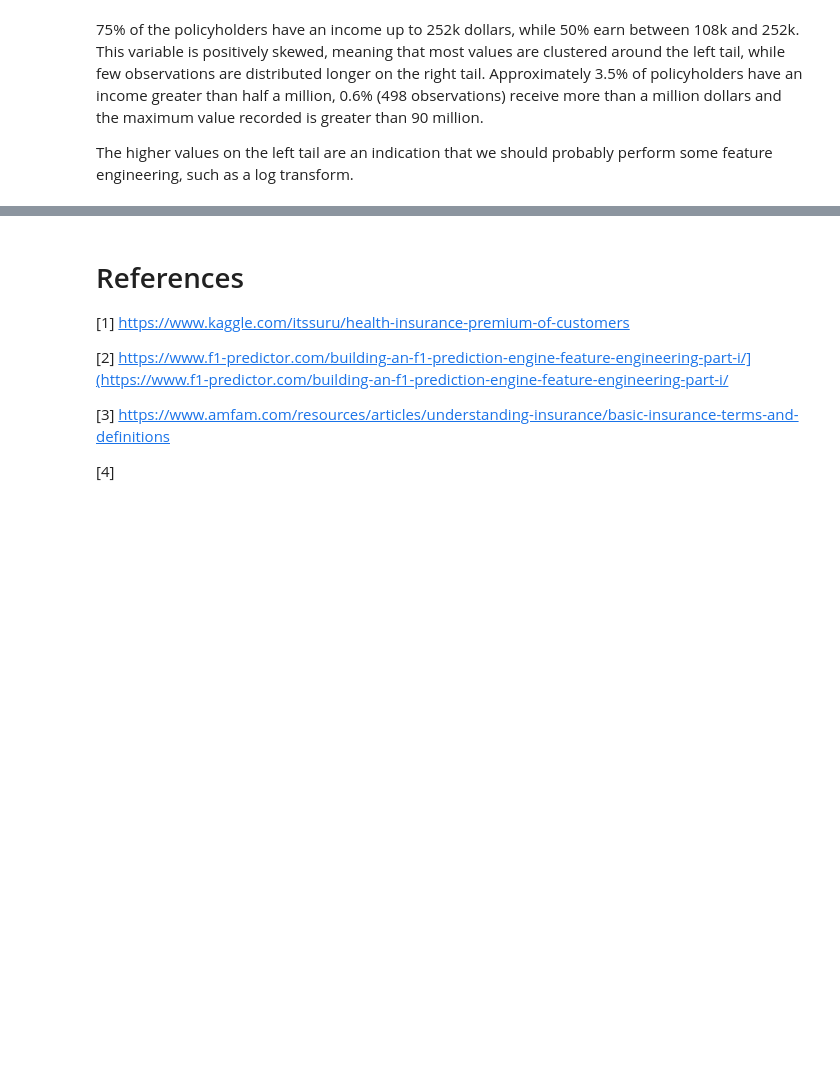
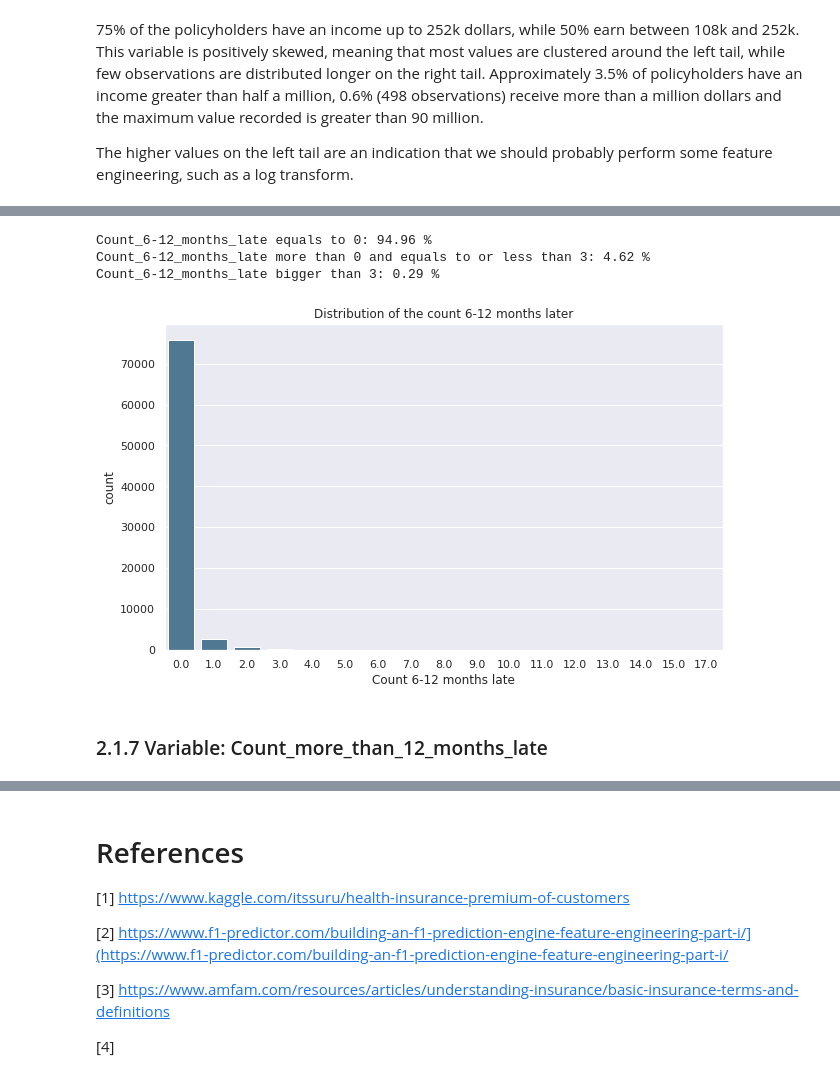
Before and after one commit to mefonseca/Insurance_payment, a Jupyter notebook: Non_payment_of_insurance_premium.ipynb, the cells around one changed output, grey strips where cells are left out. Saved outputs shown, nothing was run; the diff lists cells and outputs as text; code cells hidden in the pictures; blank space fills up the shorter version.

```diff
--- a/Non_payment_of_insurance_premium.ipynb
+++ b/Non_payment_of_insurance_premium.ipynb
@@ -293,0 +382,17 @@ The higher values on the left tail are an indication that we should probably per
+# %%
+print('Count_6-12_months_late equals to 0:' , round(sum(train["Count_6-12_months_late"]==0)/train.shape[0]*100,2), '%')
+print('Count_6-12_months_late more than 0 and equals to or less than 3:' , round(sum((train["Count_6-12_months_late"]>0)&(train["Count_6-12_months_late"]<=3))/train.shape[0]*100,2), '%')
+print('Count_6-12_months_late bigger than 3:' , round(sum(train["Count_6-12_months_late"]>3)/train.shape[0]*100,2), '%')
+# %% [output]
+Count_6-12_months_late equals to 0: 94.96 %
+Count_6-12_months_late more than 0 and equals to or less than 3: 4.62 %
+Count_6-12_months_late bigger than 3: 0.29 %
+# %%
+fig, ax = plt.subplots(figsize=(10,6))
+sns.countplot(train["Count_6-12_months_late"], ax=ax, color="#457b9d")
+ax.set(xlabel='Count 6-12 months late', title='Distribution of the count 6-12 months later')
+plt.show()
+# %% [output]
+[figure, added]
+# %% [markdown]
+### 2.1.7 Variable: Count_more_than_12_months_late
```
Also changed, not shown: parts of 36 cells of this notebook.
